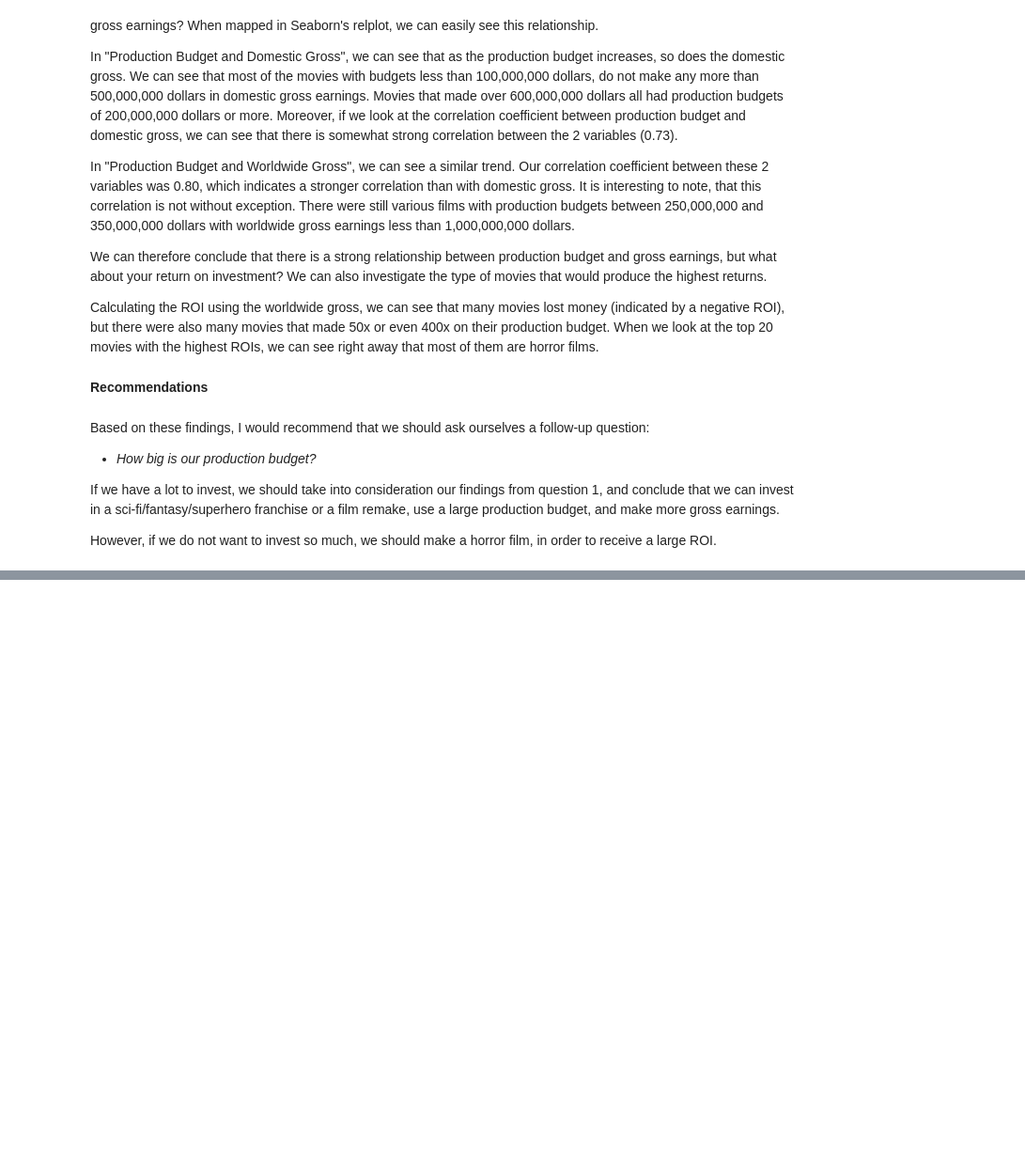
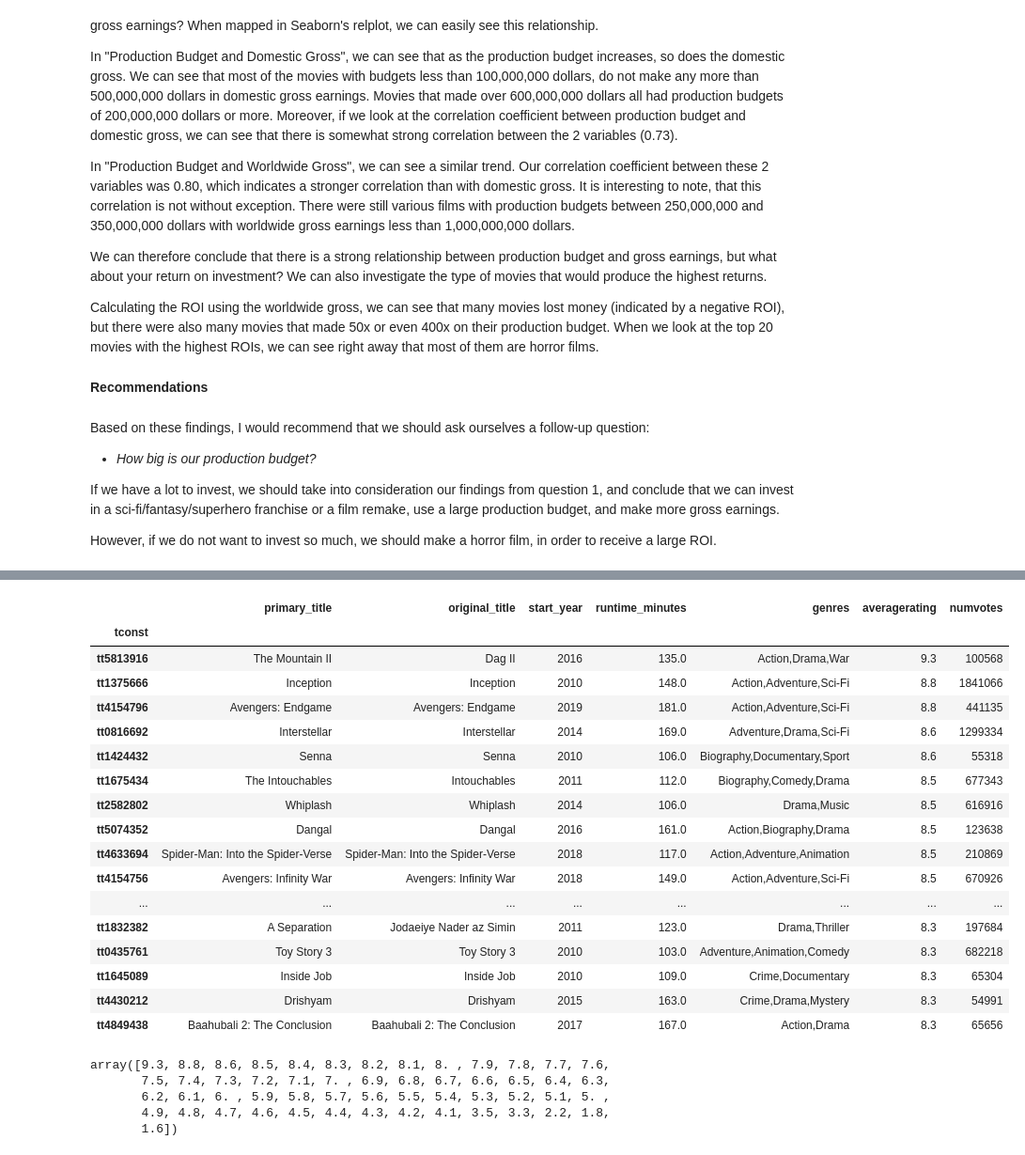
Before and after one commit to tiaplagata/dsc-phase-1-project-online, a Jupyter notebook: student.ipynb, the cells around one changed output, grey strips where cells are left out. Shown: that part at 94% size. Cells and saved outputs as stored; diff of their text form; code cells hidden in the pictures; blank space fills up the shorter version.

```diff
--- a/student.ipynb
+++ b/student.ipynb
@@ -693,0 +881,23 @@ However, if we do not want to invest so much, we should make a horror film, in o
+# %%
+# Let's see which movies have the highest ratings after we've adjusted for only adequate number of votes
+highratings = adjusted_imdb.sort_values(by = 'averagerating', ascending = False)
+highratings.head(20)
+# %% [output]
+|  | primary_title | original_title | start_year | runtime_minutes | genres | averagerating | numvotes |
+| tconst |  |  |  |  |  |  |  |
+| tt5813916 | The Mountain II | Dag II | 2016 | 135.0 | Action,Drama,War | 9.3 | 100568 |
+| tt1375666 | Inception | Inception | 2010 | 148.0 | Action,Adventure,Sci-Fi | 8.8 | 1841066 |
+| tt4154796 | Avengers: Endgame | Avengers: Endgame | 2019 | 181.0 | Action,Adventure,Sci-Fi | 8.8 | 441135 |
+| tt0816692 | Interstellar | Interstellar | 2014 | 169.0 | Adventure,Drama,Sci-Fi | 8.6 | 1299334 |
+| tt1424432 | Senna | Senna | 2010 | 106.0 | Biography,Documentary,Sport | 8.6 | 55318 |
+| tt1675434 | The Intouchables | Intouchables | 2011 | 112.0 | Biography,Comedy,Drama | 8.5 | 677343 |
+| tt2582802 | Whiplash | Whiplash | 2014 | 106.0 | Drama,Music | 8.5 | 616916 |
+| tt5074352 | Dangal | Dangal | 2016 | 161.0 | Action,Biography,Drama | 8.5 | 123638 |
+| tt4633694 | Spider-Man: Into the Spider-Verse | Spider-Man: Into the Spider-Verse | 2018 | 117.0 | Action,Adventure,Animation | 8.5 | 210869 |
+| tt4154756 | Avengers: Infinity War | Avengers: Infinity War | 2018 | 149.0 | Action,Adventure,Sci-Fi | 8.5 | 670926 |
+| ... | ... | ... | ... | ... | ... | ... | ... |
+| tt1832382 | A Separation | Jodaeiye Nader az Simin | 2011 | 123.0 | Drama,Thriller | 8.3 | 197684 |
+| tt0435761 | Toy Story 3 | Toy Story 3 | 2010 | 103.0 | Adventure,Animation,Comedy | 8.3 | 682218 |
+| tt1645089 | Inside Job | Inside Job | 2010 | 109.0 | Crime,Documentary | 8.3 | 65304 |
+| tt4430212 | Drishyam | Drishyam | 2015 | 163.0 | Crime,Drama,Mystery | 8.3 | 54991 |
+| tt4849438 | Baahubali 2: The Conclusion | Baahubali 2: The Conclusion | 2017 | 167.0 | Action,Drama | 8.3 | 65656 |
@@ -693,0 +908,9 @@ However, if we do not want to invest so much, we should make a horror film, in o
+# %%
+highratings.head()
+highratings['averagerating'].unique()
+# %% [output]
+array([9.3, 8.8, 8.6, 8.5, 8.4, 8.3, 8.2, 8.1, 8. , 7.9, 7.8, 7.7, 7.6,
+       7.5, 7.4, 7.3, 7.2, 7.1, 7. , 6.9, 6.8, 6.7, 6.6, 6.5, 6.4, 6.3,
+       6.2, 6.1, 6. , 5.9, 5.8, 5.7, 5.6, 5.5, 5.4, 5.3, 5.2, 5.1, 5. ,
+       4.9, 4.8, 4.7, 4.6, 4.5, 4.4, 4.3, 4.2, 4.1, 3.5, 3.3, 2.2, 1.8,
+       1.6])
```
Also changed, not shown: parts of 58 cells of this notebook, 10 other files.
